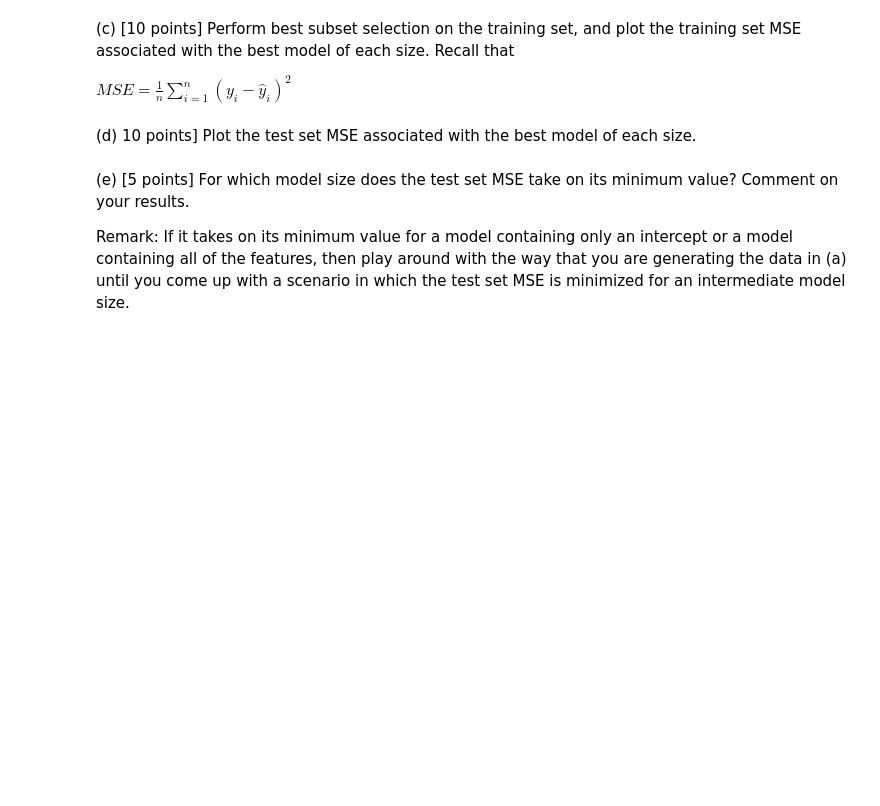
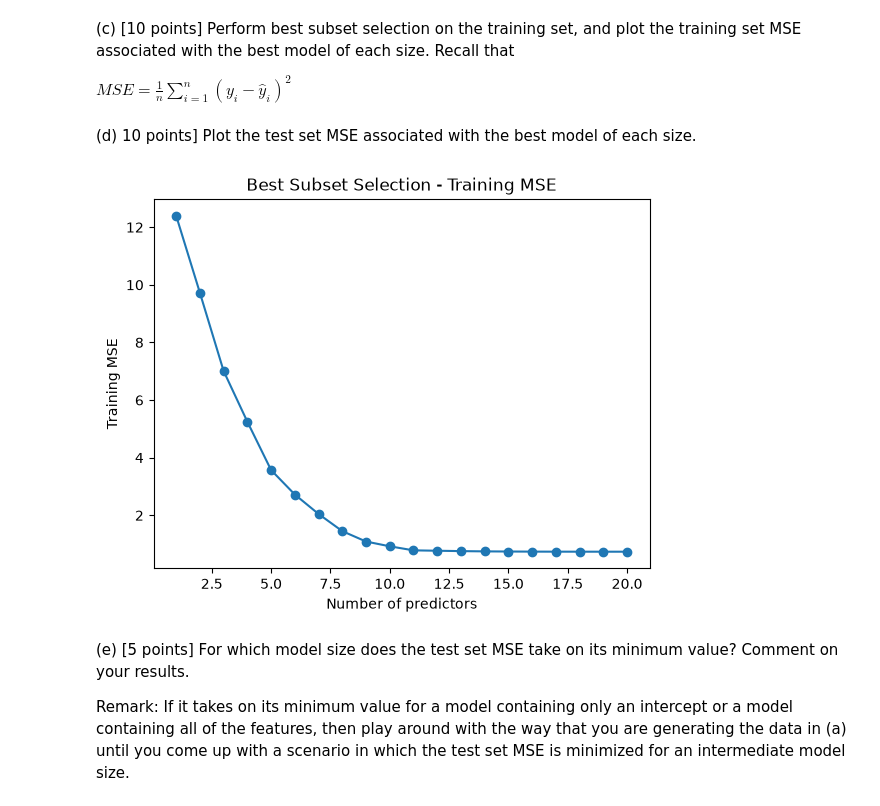
Before and after one commit to uiuc-msynowiec/cs598_psl, a Jupyter notebook: CodingAssignments/CA2/CS598_PSL_CA_2.ipynb, the cells around one changed output. Drawn from its saved outputs; the diff is of its cells as text; code cells hidden in the pictures; blank space fills up the shorter version.

```diff
--- a/CodingAssignments/CA2/CS598_PSL_CA_2.ipynb
+++ b/CodingAssignments/CA2/CS598_PSL_CA_2.ipynb
@@ -21,3 +21,18 @@ The covariates and the ε can be generated using standard normal random variable
 is similar to what you did in Coding Assignment # 1).
 # %%
 # Ryan TODO
+import pandas as pd
+import numpy as np
+from sklearn.model_selection import train_test_split
+from sklearn.metrics import mean_squared_error
+
+RANDOM_SEED = 598
+n = 1000
+
+rng = np.random.default_rng(RANDOM_SEED)
+X = rng.standard_normal((n, 20))
+df = pd.DataFrame(X, columns=[f'X{i}' for i in range(1, 21)])
+
+beta = np.array([2, -1, 0, 0.8, 0, -1.5, 1.2, 0, 0, 0.3, -0.7, 0, 1.8, 0, 0.5, 0, -1.2, 0, 0.4, 0])
+eps = rng.standard_normal(n)
+y = X @ beta + eps
@@ -25,3 +58,5 @@ is similar to what you did in Coding Assignment # 1).
 (b) [5 points] Randomly split the data set into a training set containing 200 observations and a test set containing 800 observations.
 # %%
 # Ryan TODO - split data int 200 training and 800 test observations
+x_train, x_test, y_train, y_test = train_test_split(df, y, train_size=200, random_state=800)
+x_train
@@ -30,11 +79,38 @@ is similar to what you did in Coding Assignment # 1).
 
 $MSE = {\frac 1 n} \sum\limits_{i=1}^n (y_i − \hat{y}_i)^2$
 # %%
-# Ryan TODO - perform subset selection on training data, plot training MSE
+from itertools import combinations
+from sklearn.linear_model import LinearRegression
+import matplotlib.pyplot as plt
+
+X_tr = x_train.values
+X_te = x_test.values
+
+best_models = []  # list of (cols, model, train_mse)
+for k in range(1, 21):
+    best_mse = float('inf')
+    best_entry = None
+    for subset in combinations(range(20), k):
+        cols = list(subset)
+        model = LinearRegression().fit(X_tr[:, cols], y_train)
+        y_pred = model.predict(X_tr[:, cols])
+        mse = np.mean((y_train - y_pred) ** 2)
+        if mse < best_mse:
+            best_mse = mse
+            best_entry = (cols, model, mse)
+    best_models.append(best_entry)
 # %% [markdown]
 (d) 10 points] Plot the test set MSE associated with the best model of each size.
 # %%
 # Ryan or Mark TODO - plot test MSE
+train_mses = [e[2] for e in best_models]
+plt.plot(range(1, 21), train_mses, marker='o')
+plt.xlabel('Number of predictors')
+plt.ylabel('Training MSE')
+plt.title('Best Subset Selection - Training MSE')
+plt.show()
+# %% [output]
+[figure, added]
 # %% [markdown]
 (e) [5 points] For which model size does the test set MSE take on its minimum value? Comment on your results.
 
```
Also changed, not shown: parts of 3 cells of this notebook.
